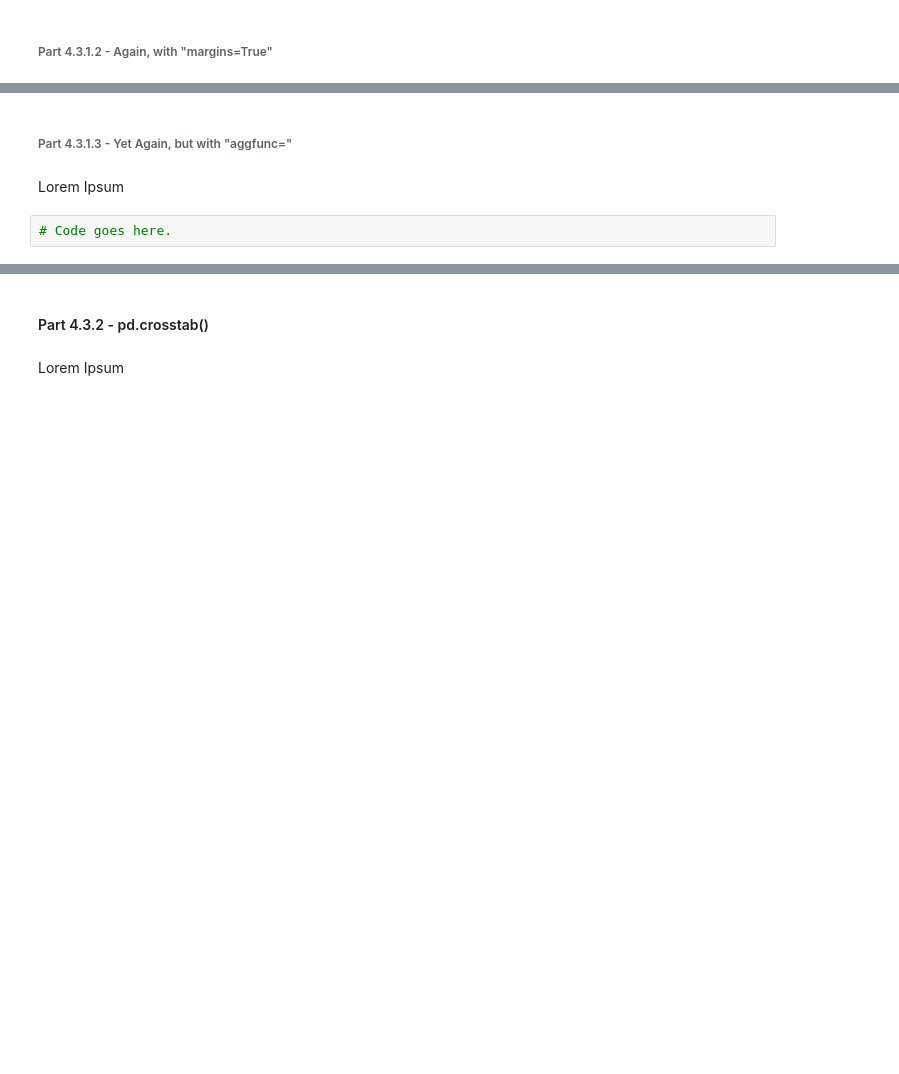
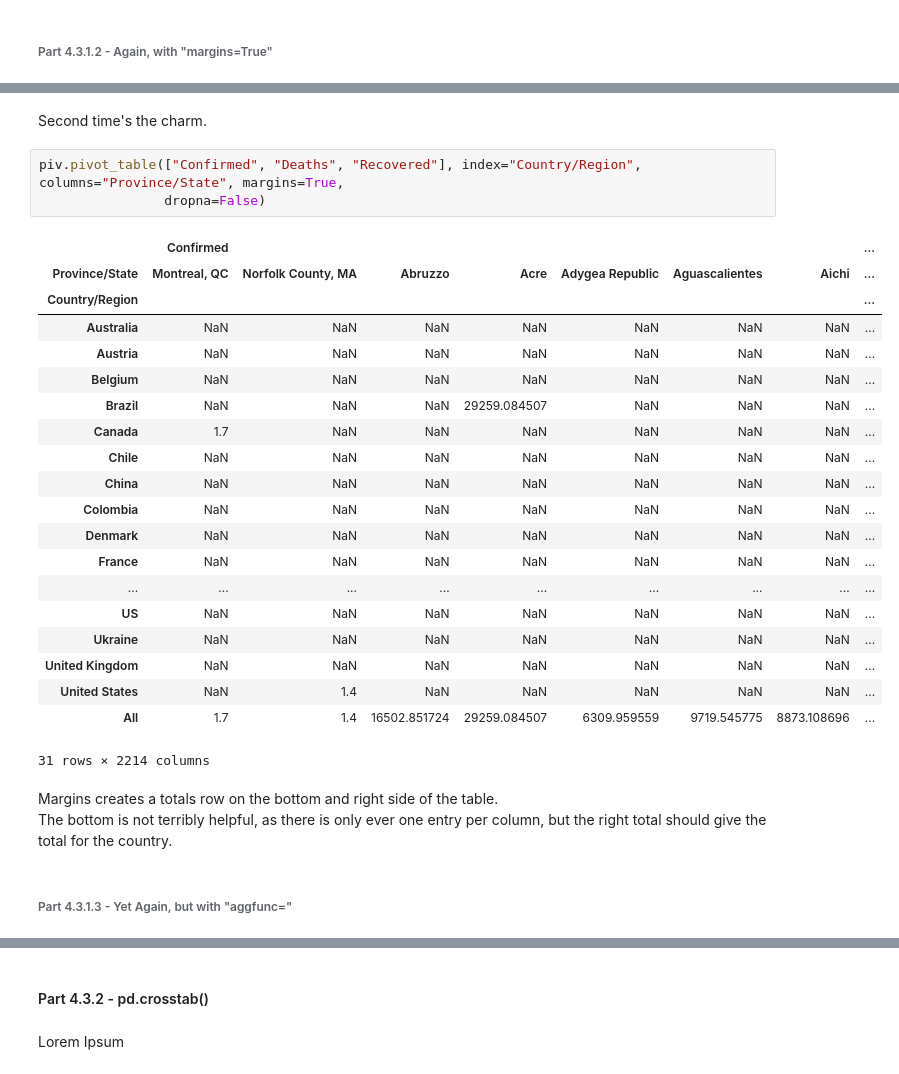
Before and after one commit to WBArno/PDA_Project, a Jupyter notebook: Part 4/Part_4_Code.ipynb, the cells around one changed output, grey strips where cells are left out. Cells and saved outputs as stored; diff of their text form; blank space fills up the shorter version.

```diff
--- a/Part 4/Part_4_Code.ipynb
+++ b/Part 4/Part_4_Code.ipynb
@@ -751,6 +770,32 @@ Explanation goes here.
+# %% [markdown]
+Second time's the charm.
+# %%
+piv.pivot_table(["Confirmed", "Deaths", "Recovered"], index="Country/Region", columns="Province/State", margins=True,
+                dropna=False)
+# %% [output]
+|  | Confirmed |  |  |  |  |  |  | ... |
+| Province/State | Montreal, QC | Norfolk County, MA | Abruzzo | Acre | Adygea Republic | Aguascalientes | Aichi | ... |
+| Country/Region |  |  |  |  |  |  |  | ... |
+| Australia | NaN | NaN | NaN | NaN | NaN | NaN | NaN | ... |
+| Austria | NaN | NaN | NaN | NaN | NaN | NaN | NaN | ... |
+| Belgium | NaN | NaN | NaN | NaN | NaN | NaN | NaN | ... |
+| Brazil | NaN | NaN | NaN | 29259.084507 | NaN | NaN | NaN | ... |
+| Canada | 1.7 | NaN | NaN | NaN | NaN | NaN | NaN | ... |
+| Chile | NaN | NaN | NaN | NaN | NaN | NaN | NaN | ... |
+| China | NaN | NaN | NaN | NaN | NaN | NaN | NaN | ... |
+| Colombia | NaN | NaN | NaN | NaN | NaN | NaN | NaN | ... |
+| Denmark | NaN | NaN | NaN | NaN | NaN | NaN | NaN | ... |
+| France | NaN | NaN | NaN | NaN | NaN | NaN | NaN | ... |
+| ... | ... | ... | ... | ... | ... | ... | ... | ... |
+| US | NaN | NaN | NaN | NaN | NaN | NaN | NaN | ... |
+| Ukraine | NaN | NaN | NaN | NaN | NaN | NaN | NaN | ... |
+| United Kingdom | NaN | NaN | NaN | NaN | NaN | NaN | NaN | ... |
+| United States | NaN | 1.4 | NaN | NaN | NaN | NaN | NaN | ... |
+| All | 1.7 | 1.4 | 16502.851724 | 29259.084507 | 6309.959559 | 9719.545775 | 8873.108696 | ... |
+31 rows × 2214 columns
+# %% [markdown]
+Margins creates a totals row on the bottom and right side of the table.<br>
+The bottom is not terribly helpful, as there is only ever one entry per column, but the right total should give the
+total for the country.
 # %% [markdown]
 ###### Part 4.3.1.3 - Yet Again, but with "aggfunc="
-# %% [markdown]
-Lorem Ipsum
-# %%
-# Code goes here.
```
Also changed, not shown: parts of 9 cells of this notebook.
